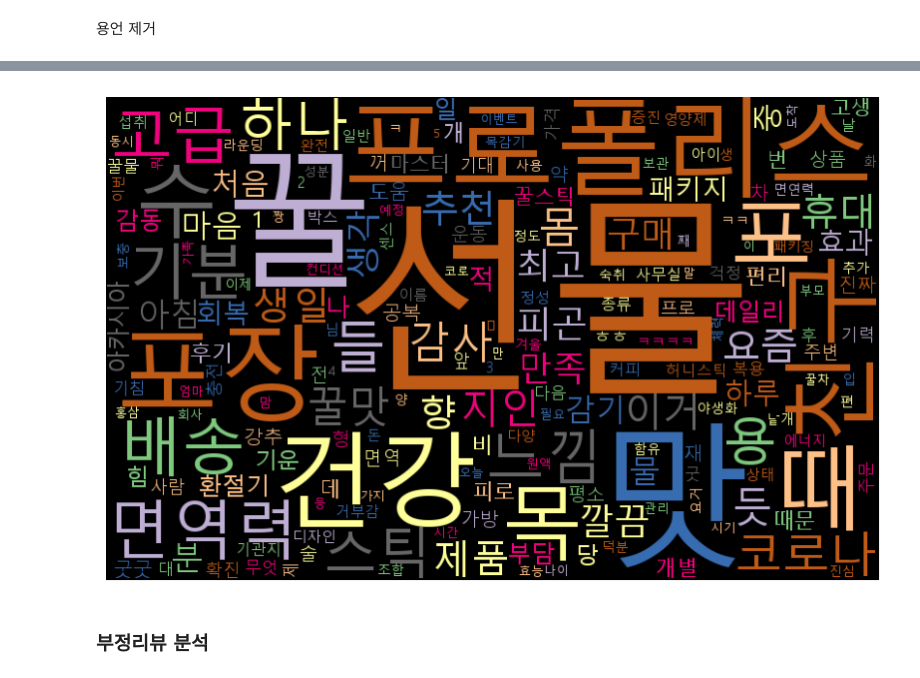
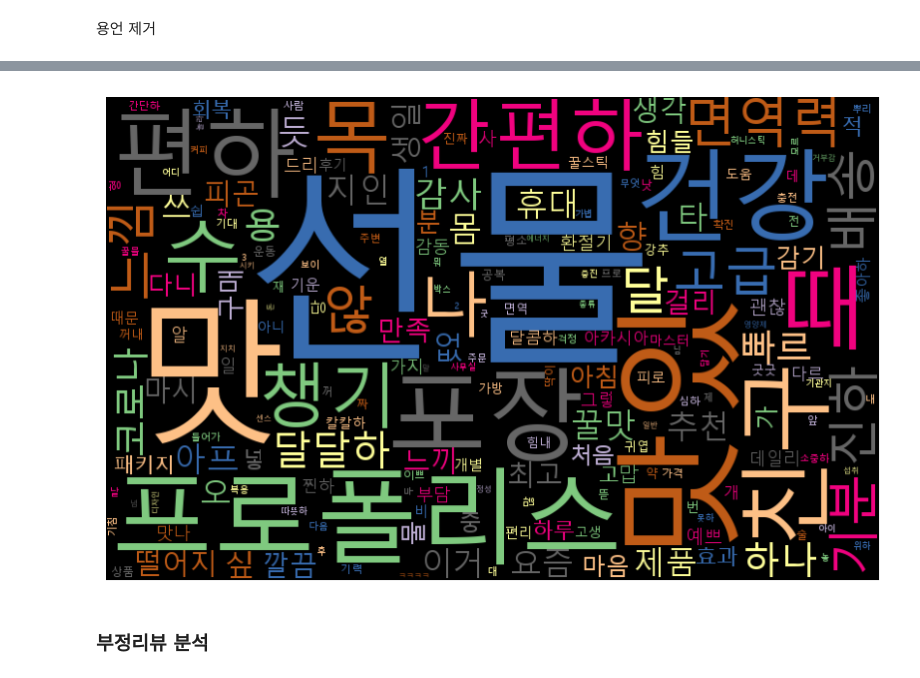
Before and after one commit to eatthecompanyxasac/doeat2023, a Jupyter notebook: KYJ/honey_stick/code/kakao_analysis.ipynb, the cells around one changed output, grey strips where cells are left out. Drawn from its saved outputs; the diff is of its cells as text; code cells hidden in the pictures.

Commit message:
Modify: analysis.ipynb

```diff
--- a/KYJ/honey_stick/code/kakao_analysis.ipynb
+++ b/KYJ/honey_stick/code/kakao_analysis.ipynb
@@ -60,7 +84,4 @@ kakao_data.head(1)
 # %% [output]
 |  | id | name | brand | sellingPrice | wishCount | reviewCount | product_tag2 | review_text | rating | ... |
 | 0 | 2270784 | 국산 프로폴리스 혼합 천연벌꿀 허니스틱(15스틱) 답례품 비... | 비마스터 | 27800 | 2228 | 1152 | [] | 숙취후 아침에 따뜻한 물에 한포 간편히 타먹을수 있어서 좋드... | 4 | ... |
-# %%
-kakao_data['token_nouns_bareun'] = kakao_data['token_nouns_bareun'].apply(lambda x:eval(x))
-kakao_data['token_verbs_bareun'] = kakao_data['token_verbs_bareun'].apply(lambda x:eval(x))
 # %% [markdown]
@@ -216,2 +354,0 @@ rm_nouns = ['것', '씩', 'ㅎ', '거', '저', 'ㅎㅎ']
-# %%
-kakao_data['token_nouns_bareun'] = kakao_data['token_nouns_bareun'].apply(lambda x:[token for token in x if token not in rm_nouns])
@@ -220,2 +354,0 @@ rm_verbs = ['하', '이', '있', '먹', '같', '되', '스럽', '지']
-# %%
-kakao_data['token_verbs_bareun'] = kakao_data['token_verbs_bareun'].apply(lambda x:[token for token in x if token not in rm_verbs])
@@ -244,9 +355,9 @@ kakao_data['token_verbs_bareun'][0]
 # %%
 kakao_friend = kakao_data[kakao_data['review_tag2']=='친구']
 # %%
-wc_analysis(kakao_friend['token_nouns_bareun'])
+wc_analysis(kakao_friend['token_nouns_bareun']+kakao_friend['token_verbs_bareun'])
 # %% [output]
-[figure, old version]
+[figure, new version]
 # %%
 frequency_analysis(kakao_friend['token_nouns_bareun'], 500)
 # %%
```
Also changed, not shown: parts of 48 cells of this notebook.
